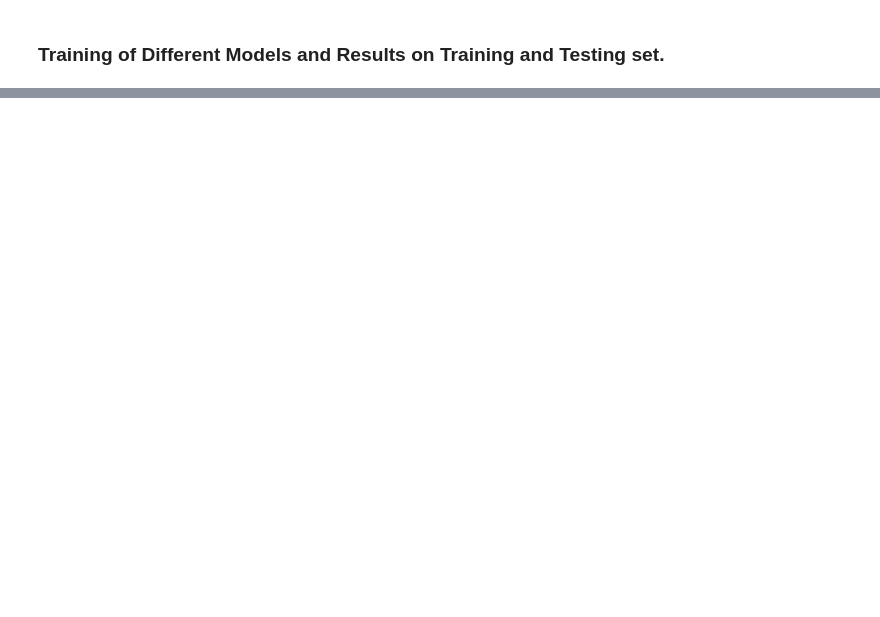
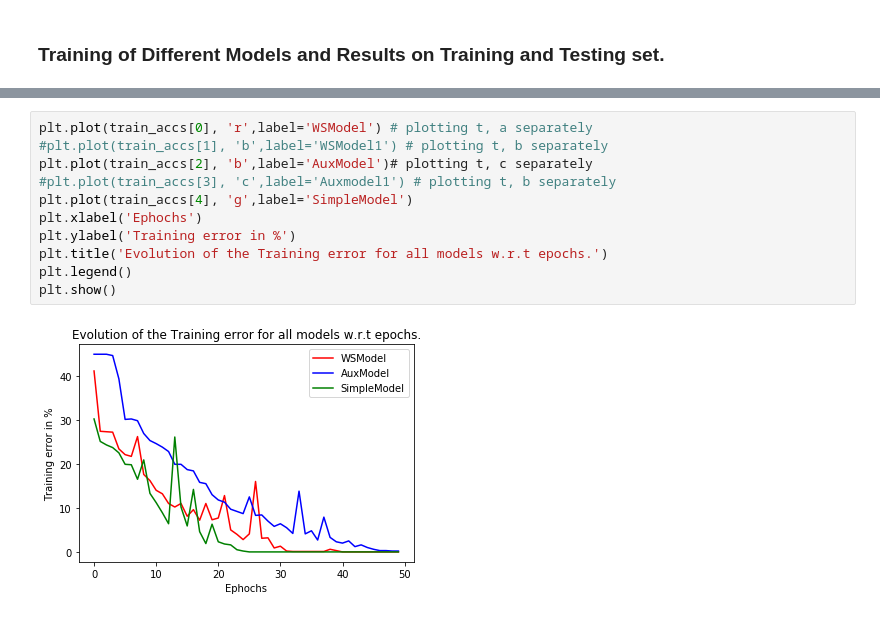
Before and after one commit to danieljsmarda/DeepLearning2019, a Jupyter notebook: Project1/main.ipynb, the cells around one changed output, grey strips where cells are left out. Saved outputs shown, nothing was run; the diff lists cells and outputs as text; blank space fills up the shorter version.

```diff
--- a/Project1/main.ipynb
+++ b/Project1/main.ipynb
@@ -231,0 +227,13 @@ model: SimpleModel, optimizer: SGD   , learning rate:    0.1, num epochs:  50, m
+# %%
+plt.plot(train_accs[0], 'r',label='WSModel') # plotting t, a separately
+#plt.plot(train_accs[1], 'b',label='WSModel1') # plotting t, b separately
+plt.plot(train_accs[2], 'b',label='AuxModel')# plotting t, c separately
+#plt.plot(train_accs[3], 'c',label='Auxmodel1') # plotting t, b separately
+plt.plot(train_accs[4], 'g',label='SimpleModel')
+plt.xlabel('Ephochs')
+plt.ylabel('Training error in %')
+plt.title('Evolution of the Training error for all models w.r.t epochs.')
+plt.legend()
+plt.show()
+# %% [output]
+[figure, added]
```
Also changed, not shown: parts of 6 cells of this notebook, 6 other files.
